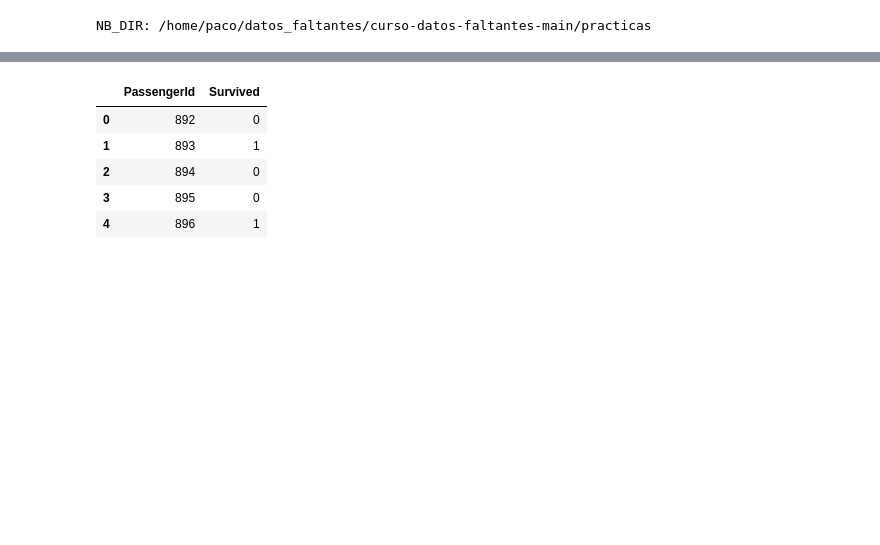
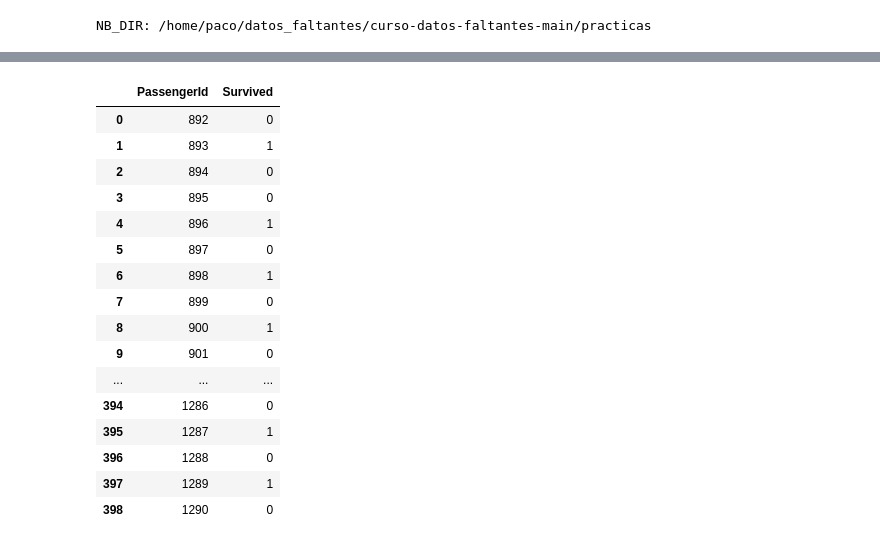
Before and after one commit to fcisnerosr/datos_faltantes, a Jupyter notebook: curso-datos-faltantes-main/practicas/datos_faltantes_expliracion.ipynb, the cells around one changed output, grey strips where cells are left out. Drawn from its saved outputs; the diff is of its cells as text; code cells hidden in the pictures; blank space fills up the shorter version.

```diff
--- a/curso-datos-faltantes-main/practicas/datos_faltantes_expliracion.ipynb
+++ b/curso-datos-faltantes-main/practicas/datos_faltantes_expliracion.ipynb
@@ -1,3 +1,31 @@
 # %%
+import janitor
+import matplotlib.pyplot as plt
+import missingno
+import numpy as np
 import pandas as pd
+import pyreadr
+import seaborn as sns
+import session_info
+import upsetplot
+from fs import open_fs
 from pathlib import Path
+import shutil # Necesario para la operación de movimiento de archivos
+import sys
+import warnings
+# Puedes ser más específico con el tipo de advertencia si lo conoces, por ejemplo:
+# warnings.filterwarnings("ignore", category=DeprecationWarning)
+# warnings.filterwarnings("ignore", category=FutureWarning)
+
+# Para las advertencias relacionadas con pkg_resources (como las de tu captura):
+warnings.filterwarnings("ignore", message="pkg_resources is deprecated as an API")
+warnings.filterwarnings("ignore", message="Deprecated call to pkg_resources.declare_namespace")
+
+from pathlib import Path
+
+
+# Mostrar todo
+pd.set_option('display.max_rows', None)
+pd.set_option('display.max_columns', None)
+pd.set_option('display.max_colwidth', None)  # no truncar texto en celdas
+pd.set_option('display.width', None)         # autoajuste del ancho
@@ -21,9 +87,22 @@ df_train = pd.read_csv('train.csv')
 # %%
-df_gender.head()
+df_gender
+# df_train
+# df_test
 # %% [output]
 |  | PassengerId | Survived |
 | 0 | 892 | 0 |
 | 1 | 893 | 1 |
 | 2 | 894 | 0 |
 | 3 | 895 | 0 |
 | 4 | 896 | 1 |
+| 5 | 897 | 0 |
+| 6 | 898 | 1 |
+| 7 | 899 | 0 |
+| 8 | 900 | 1 |
+| 9 | 901 | 0 |
+| ... | ... | ... |
+| 394 | 1286 | 0 |
+| 395 | 1287 | 1 |
+| 396 | 1288 | 0 |
+| 397 | 1289 | 1 |
+| 398 | 1290 | 0 |
```
Also changed, not shown: parts of 5 cells of this notebook, 1 other file.
